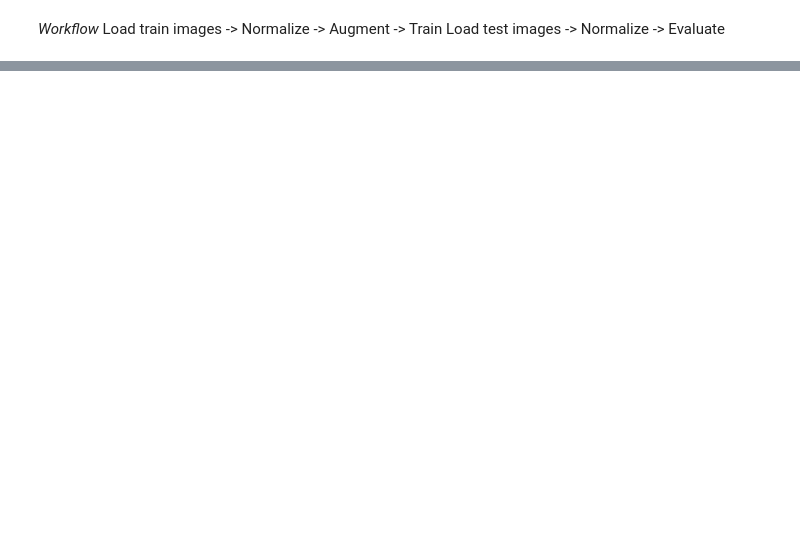
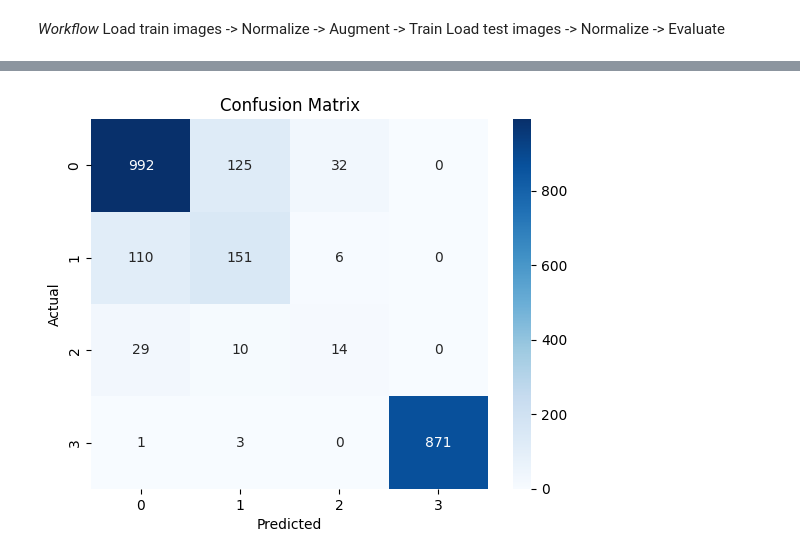
Before and after one commit to AweleChizim/aocdml, a Jupyter notebook: ocdml.ipynb, the cells around one changed output, grey strips where cells are left out. Drawn from its saved outputs; the diff is of its cells as text; code cells hidden in the pictures; blank space fills up the shorter version.

```diff
--- a/ocdml.ipynb
+++ b/ocdml.ipynb
@@ -77,0 +461,14 @@ print(X_train.min(), X_train.max())
+# %%
+# Confusion Matrix Plotting
+cm = np.array([[ 992, 125,  32,   0],
+                [110, 151,  6,   0],
+                [  29, 10,  14,   0],
+                [   1,   3,   0, 871]])
+
+sns.heatmap(cm, annot=True, fmt="d", cmap="Blues")
+plt.title("Confusion Matrix")
+plt.xlabel("Predicted")
+plt.ylabel("Actual")
+plt.show()
+# %% [output]
+[figure, added]
```
Also changed, not shown: parts of 14 cells of this notebook, 1 other file.
